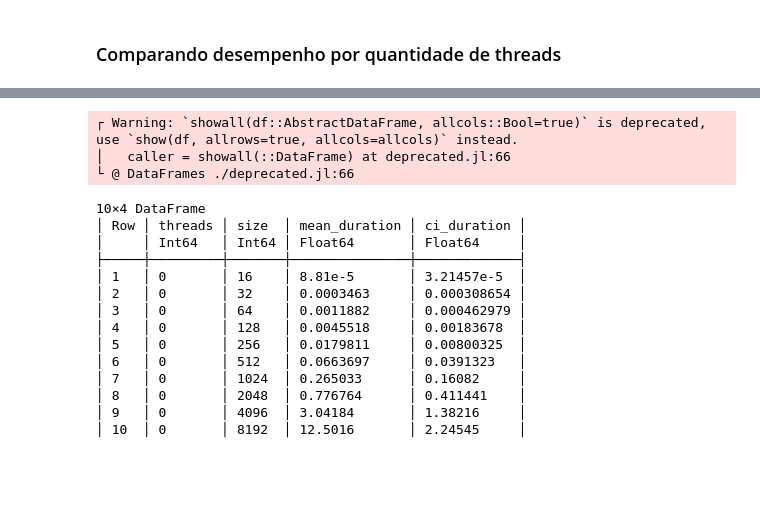
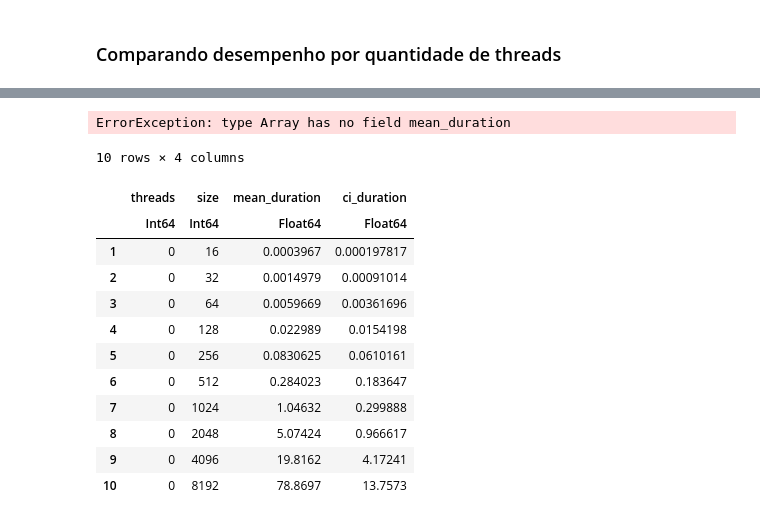
Before and after one commit to lune-omena/MAC0219_EPs, a Jupyter notebook: EP1/src/Relatorio_Mandelbrot.ipynb, the cells around one changed output, grey strips where cells are left out. Cells and saved outputs as stored; diff of their text form; code cells hidden in the pictures; blank space fills up the shorter version.

```diff
--- a/EP1/src/Relatorio_Mandelbrot.ipynb
+++ b/EP1/src/Relatorio_Mandelbrot.ipynb
@@ -466,27 +517,23 @@ fazgrafico(pth_full, "pth_full")
 # %%
-fazgrafico(seq_full, "seq_full")
-fazgrafico(seq_seahorse, "seq_seahorse")
-fazgrafico(seq_elephant, "seq_elephant")
-
-showall(seq_full)
+fazgrafico(seq_full, "seq_full") #, filename2 = seq_seahorse, label2 = "seq_seahorse")
 # %% [output]
-┌ Warning: `showall(df::AbstractDataFrame, allcols::Bool=true)` is deprecated, use `show(df, allrows=true, allcols=allcols)` instead.
-│   caller = showall(::DataFrame) at deprecated.jl:66
-└ @ DataFrames ./deprecated.jl:66
+ErrorException: type Array has no field mean_duration
-10×4 DataFrame
-│ Row │ threads │ size  │ mean_duration │ ci_duration │
-│     │ Int64   │ Int64 │ Float64       │ Float64     │
-├─────┼─────────┼───────┼───────────────┼─────────────┤
-│ 1   │ 0       │ 16    │ 8.81e-5       │ 3.21457e-5  │
-│ 2   │ 0       │ 32    │ 0.0003463     │ 0.000308654 │
-│ 3   │ 0       │ 64    │ 0.0011882     │ 0.000462979 │
-│ 4   │ 0       │ 128   │ 0.0045518     │ 0.00183678  │
-│ 5   │ 0       │ 256   │ 0.0179811     │ 0.00800325  │
-│ 6   │ 0       │ 512   │ 0.0663697     │ 0.0391323   │
-│ 7   │ 0       │ 1024  │ 0.265033      │ 0.16082     │
-│ 8   │ 0       │ 2048  │ 0.776764      │ 0.411441    │
-│ 9   │ 0       │ 4096  │ 3.04184       │ 1.38216     │
-│ 10  │ 0       │ 8192  │ 12.5016       │ 2.24545     │
+# %%
+seq_seahorse
+# %% [output]
+10 rows × 4 columns
+|  | threads | size | mean_duration | ci_duration |
+|  | Int64 | Int64 | Float64 | Float64 |
+| 1 | 0 | 16 | 0.0003967 | 0.000197817 |
+| 2 | 0 | 32 | 0.0014979 | 0.00091014 |
+| 3 | 0 | 64 | 0.0059669 | 0.00361696 |
+| 4 | 0 | 128 | 0.022989 | 0.0154198 |
+| 5 | 0 | 256 | 0.0830625 | 0.0610161 |
+| 6 | 0 | 512 | 0.284023 | 0.183647 |
+| 7 | 0 | 1024 | 1.04632 | 0.299888 |
+| 8 | 0 | 2048 | 5.07424 | 0.966617 |
+| 9 | 0 | 4096 | 19.8162 | 4.17241 |
+| 10 | 0 | 8192 | 78.8697 | 13.7573 |
 # %%
 fazgrafico(omp_full, "omp_full")
 # %%
```
Also changed, not shown: parts of 42 cells of this notebook.
